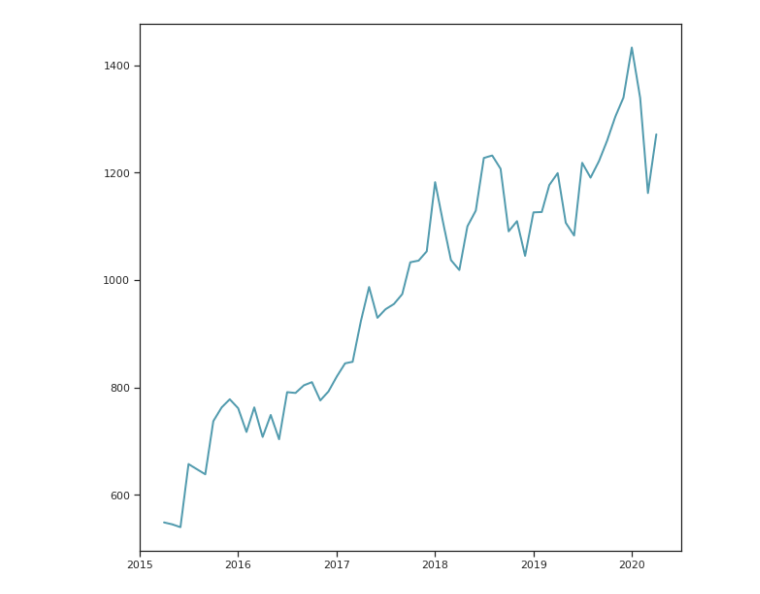
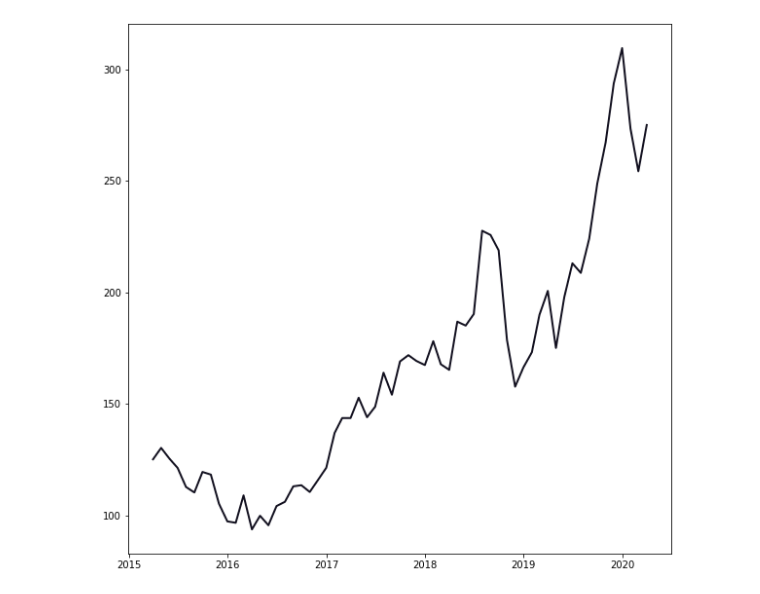
Before and after one commit to onostosia/heheh, a Jupyter notebook: Stocks/STOCKS.ipynb, the cells around one changed output. Drawn from its saved outputs; the diff is of its cells as text; code cells hidden in the pictures.

```diff
--- a/Stocks/STOCKS.ipynb
+++ b/Stocks/STOCKS.ipynb
@@ -58,10 +42,15 @@ rewriteRecord(nflx['Мин.'])
 # %%
 #@title Netflix stocks price
-#nflx.set_index((nflx.index[::-1]))
+nflx = pd.read_csv('/content/drive/My Drive/штуки на питоне/Stocks data/NFLX.csv')
+rewriteRecord(nflx['Цена'])
+rewriteRecord(nflx['Макс.'])
+rewriteRecord(nflx['Мин.'])
+rewriteRecord(nflx['Изм. '])
+
 newNFLX = nflx.reindex(index=nflx.index[::-1])
 newNFLX.set_index((newNFLX.index[::-1]))
 
 fig, ax1 = plt.subplots(figsize=(10,10))
-ax1.plot(index, newNFLX['Цена'], lw = 2, color = '#539caf', alpha = 1)
+ax1.plot(index, newNFLX['Цена'], lw = 2, color = 'green', alpha = 1)
 plt.show()
 # %% [output]
@@ -69,16 +130,16 @@ plt.show()
 # %%
-#@title Google stocks price
-google = pd.read_csv('Google.csv.2')
-rewriteRecord(google['Цена'])
-rewriteRecord(google['Макс'])
-rewriteRecord(google['Мин'])
+#@title Apple stocks price
+apple = pd.read_csv('/content/drive/My Drive/штуки на питоне/Stocks data/APPLE.csv')
+rewriteRecord(apple['Цена'])
+rewriteRecord(apple['Макс'])
+rewriteRecord(apple['Мин'])
 
 #nflx.set_index((nflx.index[::-1]))
-newGoogle = google.reindex(index=nflx.index[::-1])
-newGoogle.set_index((newNFLX.index[::-1]))
+newApple = apple.reindex(index=nflx.index[::-1])
+newApple.set_index((newNFLX.index[::-1]))
 
 fig, ax1 = plt.subplots(figsize=(10,10))
-ax1.plot(index, newGoogle['Цена'], lw = 2, color = '#539caf', alpha = 1)
+ax1.plot(index, newApple['Цена'], lw = 2, color = '#131120', alpha = 1)
 plt.show()
 # %% [output]
-[figure, old version]
+[figure, new version]
```
Also changed, not shown: parts of 15 cells of this notebook.
